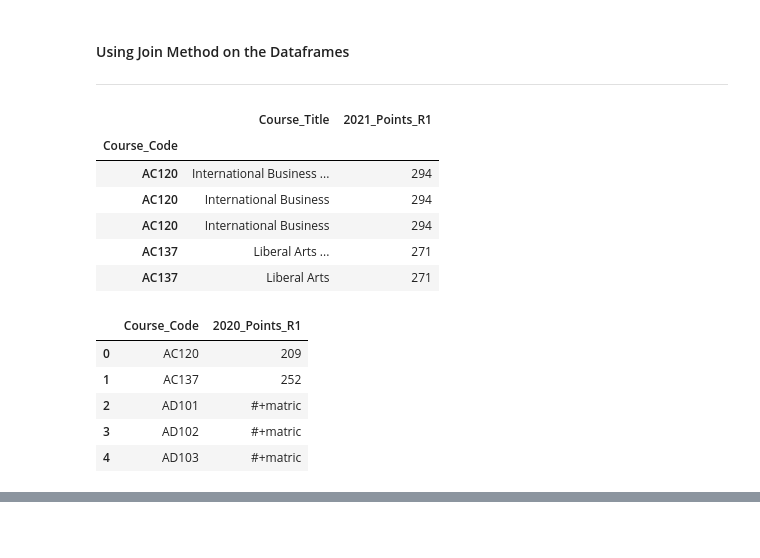
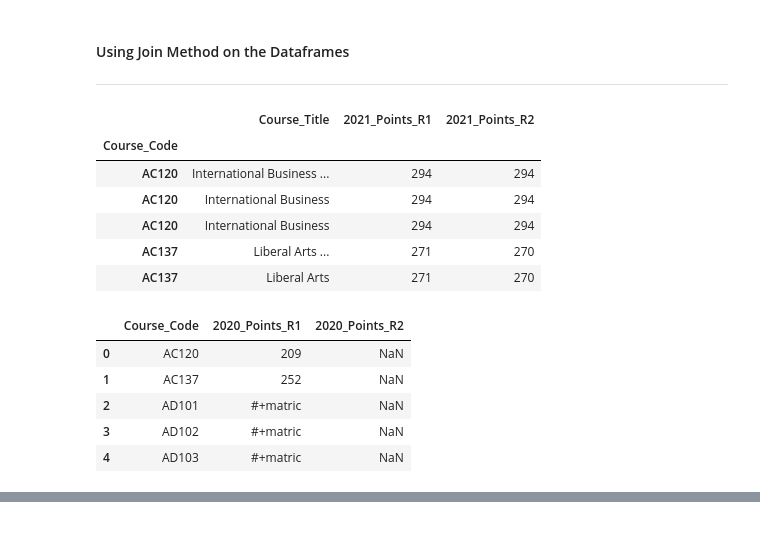
Before and after one commit to G00398258/fundsofda-assessment, a Jupyter notebook: cao.ipynb, the cells around one changed output, grey strips where cells are left out. Cells and saved outputs as stored; diff of their text form; code cells hidden in the pictures.

```diff
--- a/cao.ipynb
+++ b/cao.ipynb
@@ -155,7 +161,7 @@ df20.to_csv(dfpath20)
 12. Change backticks to apostrophes
 # %%
 # Read in the data
-df19 = pd.read_csv("cao2019_03112021.csv", sep='\t')
+df19 = pd.read_csv("data/cao2019_03112021.csv", sep='\t')
 
 # Show the first 5 rows
 df19.head()
@@ -302,29 +308,29 @@ df21.columns = ["Course_Code", "Course_Title", "2021_Points_R1", "2021_Points_R2
 df21.set_index("Course_Code",inplace=True)
 # %%
 # Creating new dataframe for all courses by joining existing df to column 2021_Points_R1
-df_allcourses = all_courses.join(df21[["2021_Points_R1"]])
+df_allcourses = all_courses.join(df21[["2021_Points_R1","2021_Points_R2"]])
 df_allcourses.head()
 # %% [output]
-|  | Course_Title | 2021_Points_R1 |
-| Course_Code |  |  |
-| AC120 | International Business ... | 294 |
-| AC120 | International Business | 294 |
-| AC120 | International Business | 294 |
-| AC137 | Liberal Arts ... | 271 |
-| AC137 | Liberal Arts | 271 |
+|  | Course_Title | 2021_Points_R1 | 2021_Points_R2 |
+| Course_Code |  |  |  |
+| AC120 | International Business ... | 294 | 294 |
+| AC120 | International Business | 294 | 294 |
+| AC120 | International Business | 294 | 294 |
+| AC137 | Liberal Arts ... | 271 | 270 |
+| AC137 | Liberal Arts | 271 | 270 |
 # %%
-# Columns are messy in df20 - make a new df for 2020 points with just course code & R1 Points
-df20_r1=df20[["COURSE CODE2", "R1 POINTS"]]
+# Columns are messy in df20 - make a new df for 2020 points with just course code, R1 & R2 Points
+df20_r1r2=df20[["COURSE CODE2", "R1 POINTS", "R2 POINTS"]]
 
 # Change the column names to match df21
-df20_r1.columns = ["Course_Code","2020_Points_R1"]
-df20_r1.head()
+df20_r1r2.columns = ["Course_Code","2020_Points_R1", "2020_Points_R2"]
+df20_r1r2.head()
 # %% [output]
-|  | Course_Code | 2020_Points_R1 |
-| 0 | AC120 | 209 |
-| 1 | AC137 | 252 |
-| 2 | AD101 | #+matric |
-| 3 | AD102 | #+matric |
-| 4 | AD103 | #+matric |
+|  | Course_Code | 2020_Points_R1 | 2020_Points_R2 |
+| 0 | AC120 | 209 | NaN |
+| 1 | AC137 | 252 | NaN |
+| 2 | AD101 | #+matric | NaN |
+| 3 | AD102 | #+matric | NaN |
+| 4 | AD103 | #+matric | NaN |
 # %%
 # Set Course Code as the index
```
Also changed, not shown: parts of 45 cells of this notebook, 48 other files.
